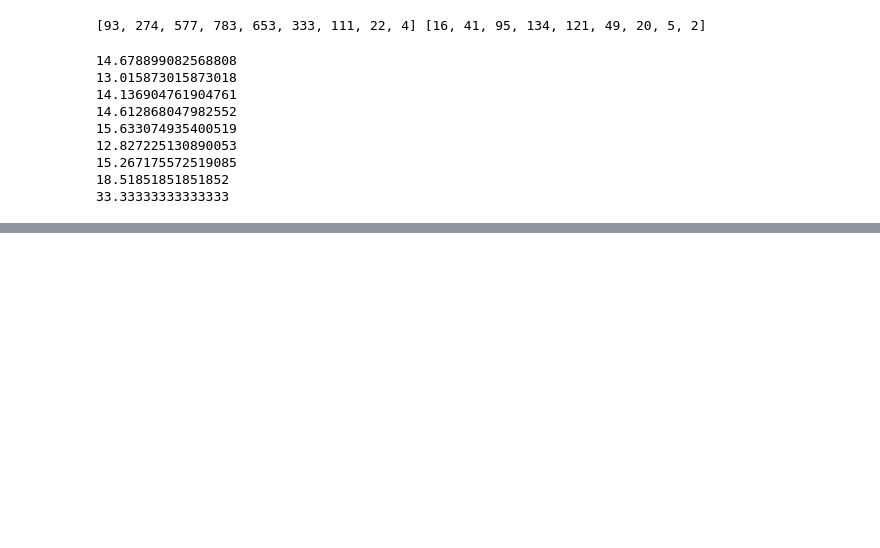
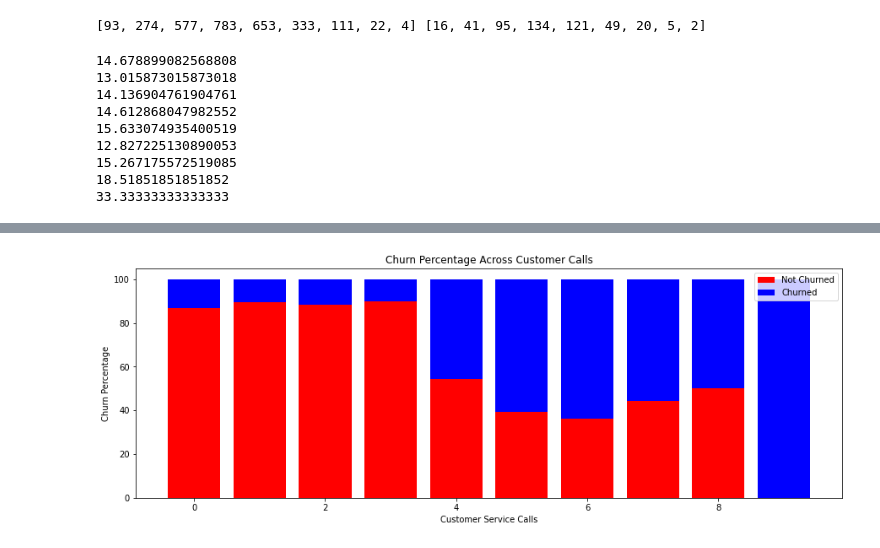
Before and after one commit to sanjogmish/Telecom_Churn_Analysis, a Jupyter notebook: Telecom_Churn_Analysis_Structured_Bivariate_Capstone_Project.ipynb, the cells around one changed output, grey strips where cells are left out. Drawn from its saved outputs; the diff is of its cells as text; code cells hidden in the pictures; blank space fills up the shorter version.

```diff
--- a/Telecom_Churn_Analysis_Structured_Bivariate_Capstone_Project.ipynb
+++ b/Telecom_Churn_Analysis_Structured_Bivariate_Capstone_Project.ipynb
@@ -501,0 +527,5 @@ for i in range(len(list22)):
+# %%
+list_false_cust_calls = []
+for i in range(0,10):
+  list_false_cust_calls.append(cust_calls_churn.loc[(cust_calls_churn['Customer service calls']==i) & (cust_calls_churn['Churn'] == False),'Churn'].count())
+list_false_cust_calls
@@ -501,0 +534,5 @@ for i in range(len(list22)):
+# %%
+list_true_cust_calls = []
+for i in range(0,10):
+  list_true_cust_calls.append(cust_calls_churn.loc[(cust_calls_churn['Customer service calls']==i) & (cust_calls_churn['Churn'] == True),'Churn'].count())
+list_true_cust_calls
@@ -501,0 +541,5 @@ for i in range(len(list22)):
+# %%
+percentage_true = []
+for i in range(10):
+  percentage_true.append((list_true_cust_calls[i]/list_count[i])*100)
+percentage_true
@@ -501,0 +557,5 @@ for i in range(len(list22)):
+# %%
+percentage_false = []
+for i in range(10):
+  percentage_false.append((list_false_cust_calls[i]/list_count[i])*100)
+percentage_false
@@ -501,0 +573,11 @@ for i in range(len(list22)):
+# %%
+plt.bar(list_cust_calls, percentage_false, color='r')
+plt.bar(list_cust_calls, percentage_true, bottom=percentage_false, color='b')
+plt.xlabel("Customer Service Calls")
+plt.ylabel("Churn Percentage")
+plt.legend(["Not Churned", "Churned"])
+plt.title("Churn Percentage Across Customer Calls")
+plt.rcParams['figure.figsize'] = (15,5)
+plt.show()
+# %% [output]
+[figure, added]
```
Also changed, not shown: parts of 24 cells of this notebook.
